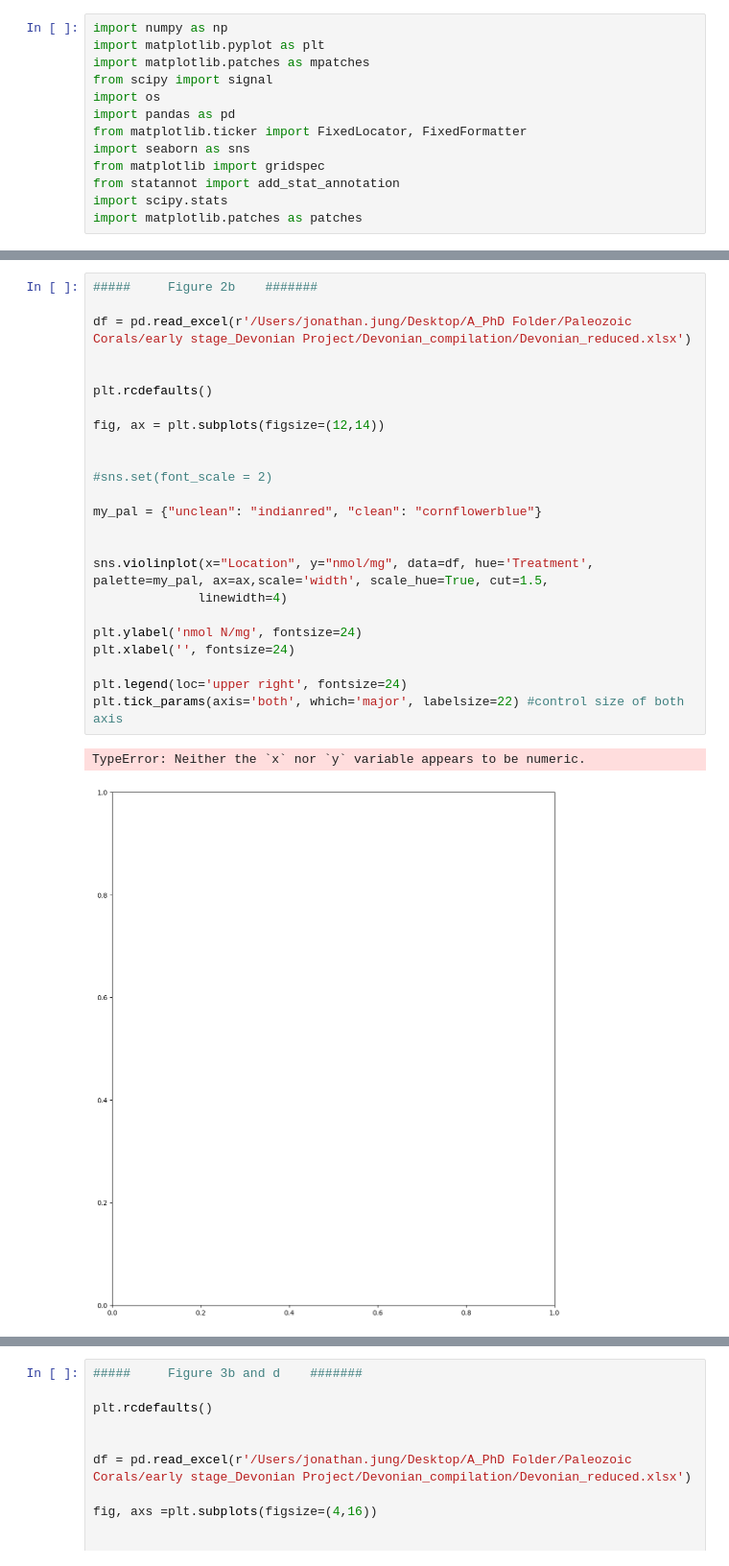
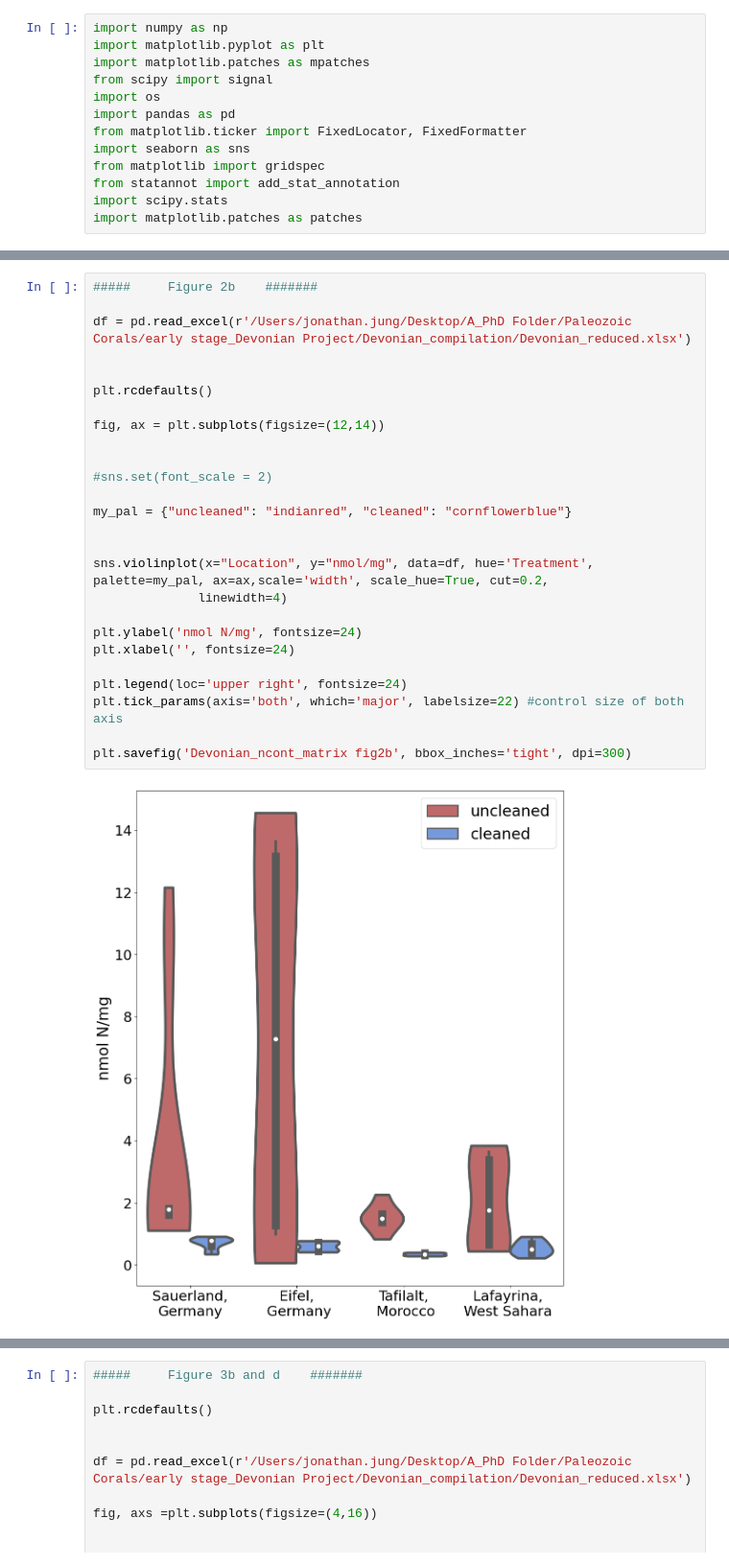
Before and after one commit to marinejon/Coral-Photosymbiosis-on-Mid-Devonian-Reefs, a Jupyter notebook: Devonian Photosymbiosis Manuscript.ipynb, the cells around one changed output, grey strips where cells are left out. Shown at 96% size. Cells and saved outputs as stored; diff of their text form.

```diff
--- a/Devonian Photosymbiosis Manuscript.ipynb
+++ b/Devonian Photosymbiosis Manuscript.ipynb
@@ -37,30 +39,31 @@ plt.tick_params(axis='both', which='major', labelsize=22) #control size of both
 # %%
 #####     Figure 2b    #######
 
 df = pd.read_excel(r'/Users/jonathan.jung/Desktop/A_PhD Folder/Paleozoic Corals/early stage_Devonian Project/Devonian_compilation/Devonian_reduced.xlsx')
 
 
 plt.rcdefaults()
 
 fig, ax = plt.subplots(figsize=(12,14))
 
 
 #sns.set(font_scale = 2)
 
-my_pal = {"unclean": "indianred", "clean": "cornflowerblue"}
+my_pal = {"uncleaned": "indianred", "cleaned": "cornflowerblue"}
 
 
-sns.violinplot(x="Location", y="nmol/mg", data=df, hue='Treatment', palette=my_pal, ax=ax,scale='width', scale_hue=True, cut=1.5,
+sns.violinplot(x="Location", y="nmol/mg", data=df, hue='Treatment', palette=my_pal, ax=ax,scale='width', scale_hue=True, cut=0.2,
               linewidth=4)
 
 plt.ylabel('nmol N/mg', fontsize=24)
 plt.xlabel('', fontsize=24)
 
 plt.legend(loc='upper right', fontsize=24)
 plt.tick_params(axis='both', which='major', labelsize=22) #control size of both axis
+
+plt.savefig('Devonian_ncont_matrix fig2b', bbox_inches='tight', dpi=300)
 # %% [output]
-TypeError: Neither the `x` nor `y` variable appears to be numeric.
-[figure, old version]
+[figure, new version]
 # %%
 #####     Figure 3a     #######
 
```
Also changed, not shown: parts of 9 cells of this notebook.
